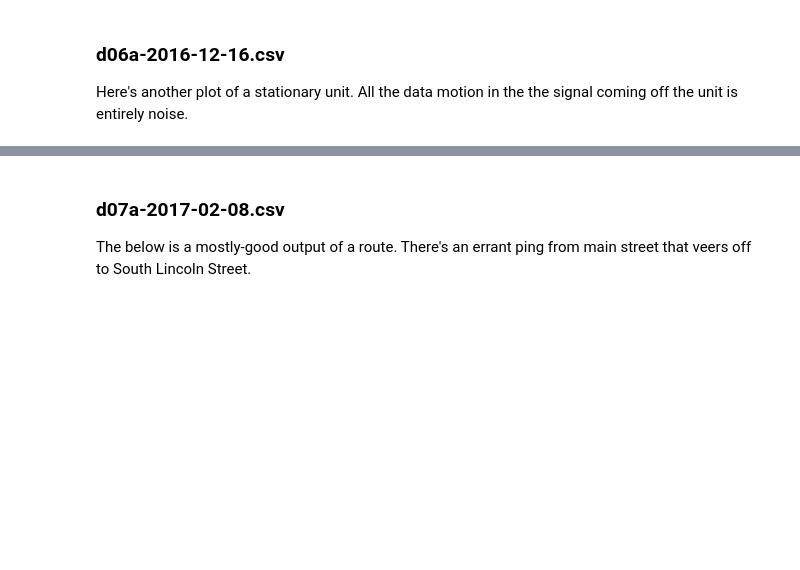
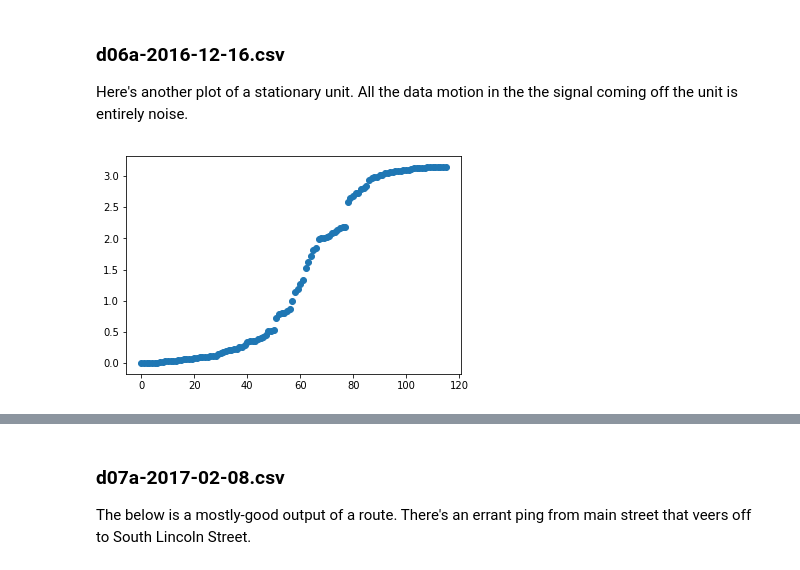
Before and after one commit to eggonabull/gnss-analysis, a Jupyter notebook: GNSS Analysis.ipynb, the cells around one changed output, grey strips where cells are left out. Saved outputs shown, nothing was run; the diff lists cells and outputs as text; code cells hidden in the pictures; blank space fills up the shorter version.

```diff
--- a/GNSS Analysis.ipynb
+++ b/GNSS Analysis.ipynb
@@ -47,6 +55,10 @@ gnss_helpers.get_map_for_data_file('d06a-2016-12-16.csv')
 gnss_helpers.get_velocity_plot('d06a-2016-12-16.csv')
 # %%
 gnss_helpers.get_acceleration_plot('d06a-2016-12-16.csv')
+# %%
+gnss_helpers.angular_velocity_plot('d06a-2016-12-16.csv')
+# %% [output]
+[figure, added]
 # %%
 gnss_helpers.get_map_for_data_file('d06a-2016-12-17.csv', zoom=10)
 # %%
```
Also changed, not shown: parts of 15 cells of this notebook, 1 other file.
